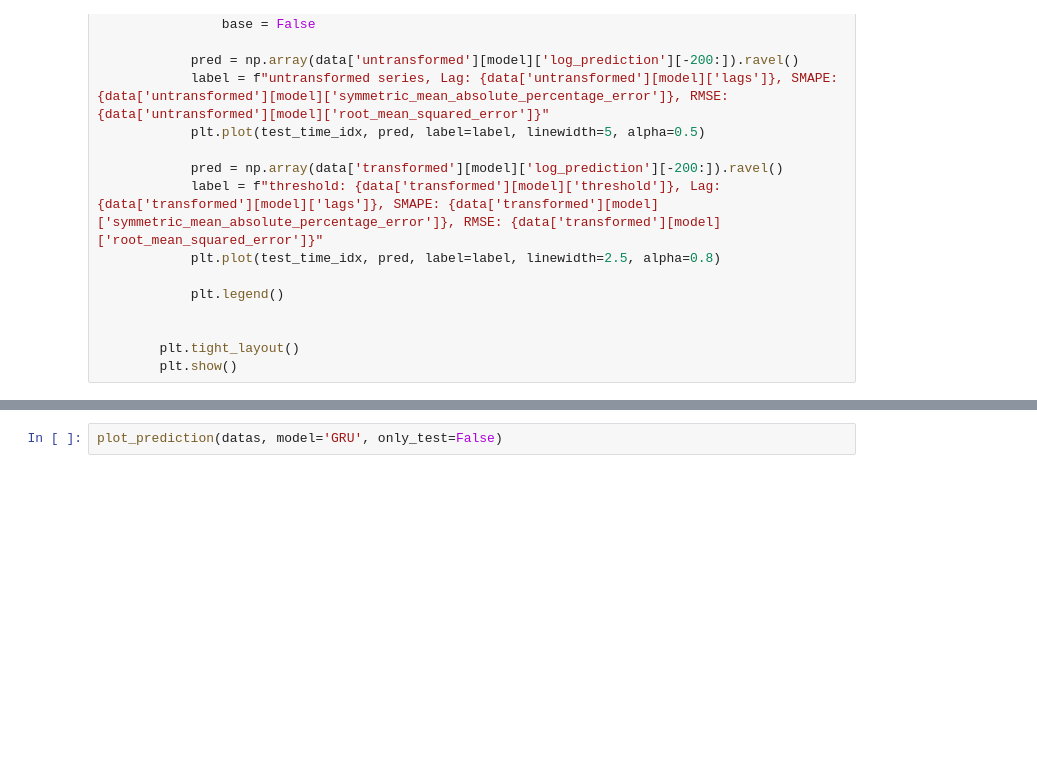
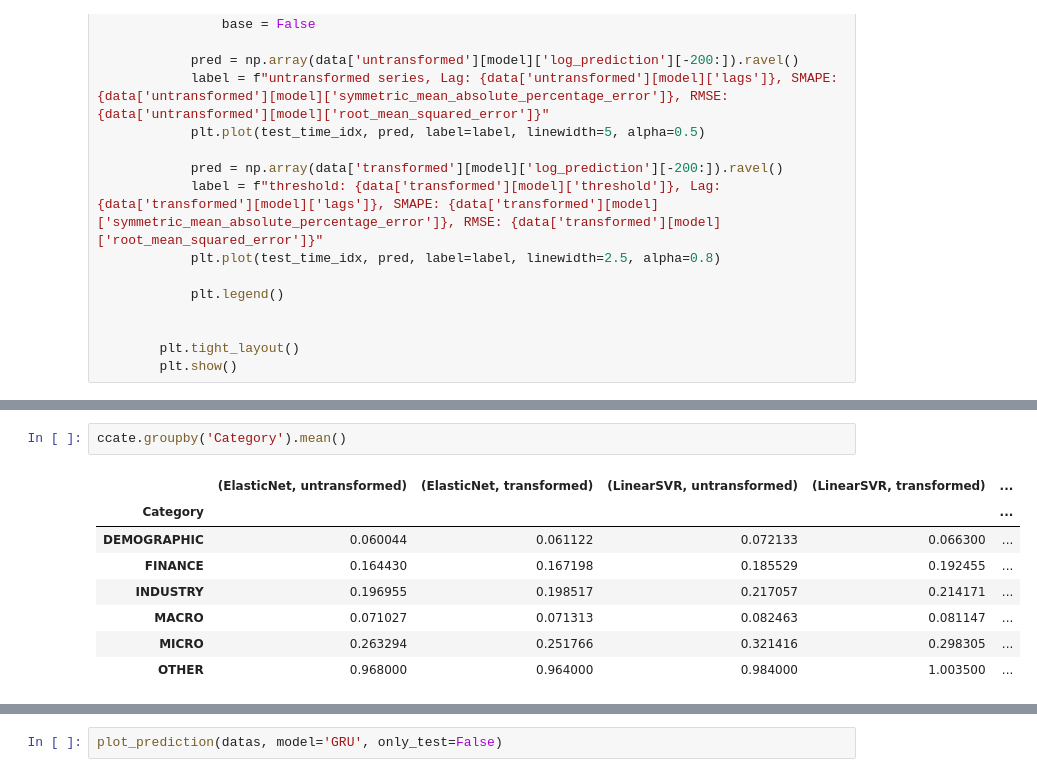
Before and after one commit to nickchuisme/target_transformation, a Jupyter notebook: test.ipynb, the cells around one changed output, grey strips where cells are left out. Drawn from its saved outputs; the diff is of its cells as text; blank space fills up the shorter version.

```diff
--- a/test.ipynb
+++ b/test.ipynb
@@ -261,0 +260,11 @@ smape_df
+# %%
+ccate.groupby('Category').mean()
+# %% [output]
+|  | (ElasticNet, untransformed) | (ElasticNet, transformed) | (LinearSVR, untransformed) | (LinearSVR, transformed) | ... |
+| Category |  |  |  |  | ... |
+| DEMOGRAPHIC | 0.060044 | 0.061122 | 0.072133 | 0.066300 | ... |
+| FINANCE | 0.164430 | 0.167198 | 0.185529 | 0.192455 | ... |
+| INDUSTRY | 0.196955 | 0.198517 | 0.217057 | 0.214171 | ... |
+| MACRO | 0.071027 | 0.071313 | 0.082463 | 0.081147 | ... |
+| MICRO | 0.263294 | 0.251766 | 0.321416 | 0.298305 | ... |
+| OTHER | 0.968000 | 0.964000 | 0.984000 | 1.003500 | ... |
```
Also changed, not shown: parts of 27 cells of this notebook.
